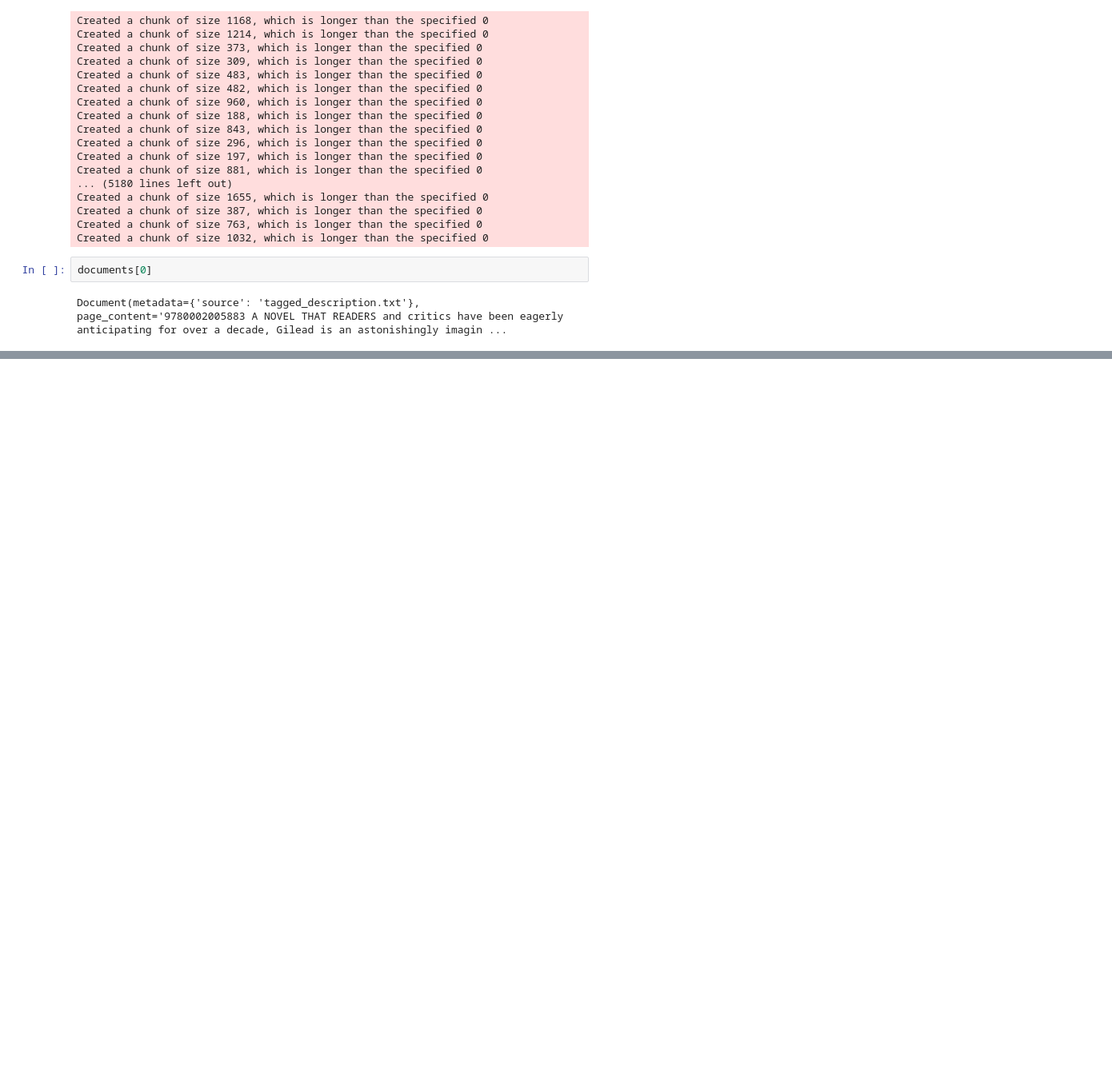
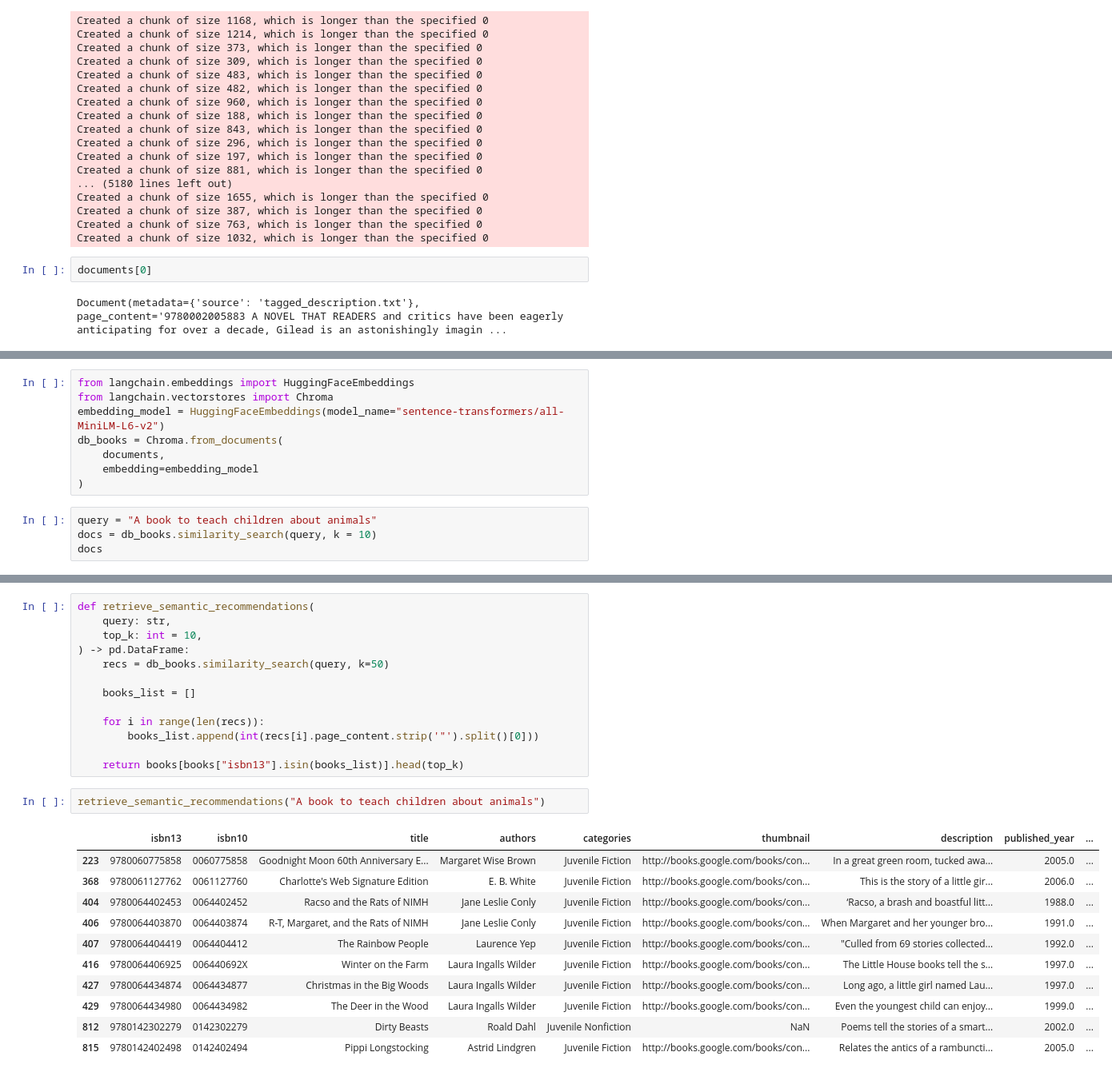
Before and after one commit to Anshikaa-Saini/ReadVibe, a Jupyter notebook: vector-search.ipynb, the cells around one changed output, grey strips where cells are left out. Shown at 80% size. Saved outputs shown, nothing was run; the diff lists cells and outputs as text; blank space fills up the shorter version.

Commit message:
vector_search

```diff
--- a/vector-search.ipynb
+++ b/vector-search.ipynb
@@ -74,0 +94,12 @@ Document(metadata={'source': 'tagged_description.txt'}, page_content='9780002005
+# %%
+from langchain.embeddings import HuggingFaceEmbeddings
+from langchain.vectorstores import Chroma
+embedding_model = HuggingFaceEmbeddings(model_name="sentence-transformers/all-MiniLM-L6-v2")
+db_books = Chroma.from_documents(
+    documents,
+    embedding=embedding_model
+)
+# %%
+query = "A book to teach children about animals"
+docs = db_books.similarity_search(query, k = 10)
+docs
@@ -74,0 +123,27 @@ Document(metadata={'source': 'tagged_description.txt'}, page_content='9780002005
+# %%
+def retrieve_semantic_recommendations(
+    query: str,
+    top_k: int = 10,
+) -> pd.DataFrame:
+    recs = db_books.similarity_search(query, k=50)
+
+    books_list = []
+
+    for i in range(len(recs)):
+        books_list.append(int(recs[i].page_content.strip('"').split()[0]))
+
+    return books[books["isbn13"].isin(books_list)].head(top_k)
+# %%
+retrieve_semantic_recommendations("A book to teach children about animals")
+# %% [output]
+|  | isbn13 | isbn10 | title | authors | categories | thumbnail | description | published_year | ... |
+| 223 | 9780060775858 | 0060775858 | Goodnight Moon 60th Anniversary E... | Margaret Wise Brown | Juvenile Fiction | http://books.google.com/books/con... | In a great green room, tucked awa... | 2005.0 | ... |
+| 368 | 9780061127762 | 0061127760 | Charlotte's Web Signature Edition | E. B. White | Juvenile Fiction | http://books.google.com/books/con... | This is the story of a little gir... | 2006.0 | ... |
+| 404 | 9780064402453 | 0064402452 | Racso and the Rats of NIMH | Jane Leslie Conly | Juvenile Fiction | http://books.google.com/books/con... | ‘Racso, a brash and boastful litt... | 1988.0 | ... |
+| 406 | 9780064403870 | 0064403874 | R-T, Margaret, and the Rats of NIMH | Jane Leslie Conly | Juvenile Fiction | http://books.google.com/books/con... | When Margaret and her younger bro... | 1991.0 | ... |
+| 407 | 9780064404419 | 0064404412 | The Rainbow People | Laurence Yep | Juvenile Fiction | http://books.google.com/books/con... | "Culled from 69 stories collected... | 1992.0 | ... |
+| 416 | 9780064406925 | 006440692X | Winter on the Farm | Laura Ingalls Wilder | Juvenile Fiction | http://books.google.com/books/con... | The Little House books tell the s... | 1997.0 | ... |
+| 427 | 9780064434874 | 0064434877 | Christmas in the Big Woods | Laura Ingalls Wilder | Juvenile Fiction | http://books.google.com/books/con... | Long ago, a little girl named Lau... | 1997.0 | ... |
+| 429 | 9780064434980 | 0064434982 | The Deer in the Wood | Laura Ingalls Wilder | Juvenile Fiction | http://books.google.com/books/con... | Even the youngest child can enjoy... | 1999.0 | ... |
+| 812 | 9780142302279 | 0142302279 | Dirty Beasts | Roald Dahl | Juvenile Nonfiction | NaN | Poems tell the stories of a smart... | 2002.0 | ... |
+| 815 | 9780142402498 | 0142402494 | Pippi Longstocking | Astrid Lindgren | Juvenile Fiction | http://books.google.com/books/con... | Relates the antics of a rambuncti... | 2005.0 | ... |
```
Also changed, not shown: parts of 4 cells of this notebook.
